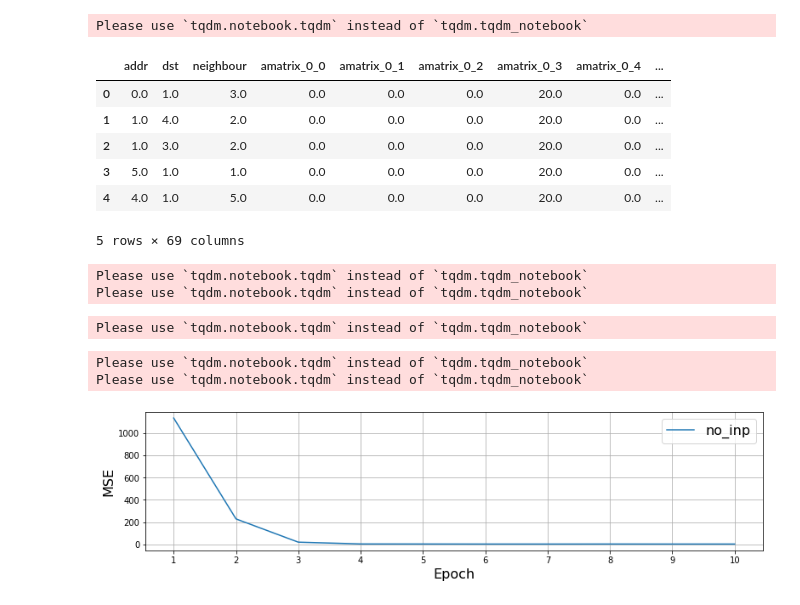
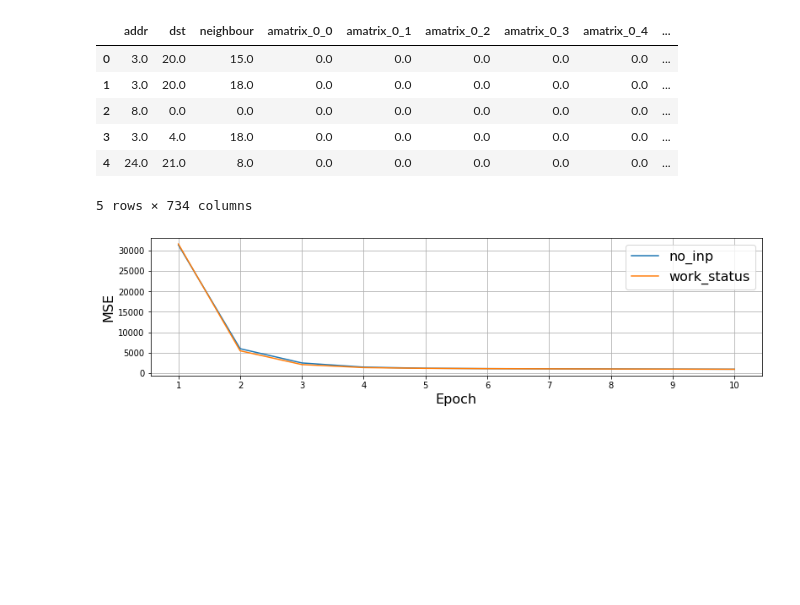
Before and after one commit to flyingleafe/dqnroute, a Jupyter notebook: notebooks/igor_dqn_pretrain.ipynb, the cells around one changed output. Saved outputs shown, nothing was run; the diff lists cells and outputs as text; code cells hidden in the pictures; blank space fills up the shorter version.

Commit message:
A better graph with cycles.

```diff
--- a/notebooks/igor_dqn_pretrain.ipynb
+++ b/notebooks/igor_dqn_pretrain.ipynb
@@ -37,7 +37,7 @@ def train_in_simulation(run_params, router_type, pkg_num,
     all_br_num = sum([breaks_num*cb for cb in range(1, max_breaks+1)])
     approx_total_time = period_len + (period_len + max_pause) * all_br_num
 
-    with tqdm_notebook(total=approx_total_time) as bar:
+    with tqdm(total=approx_total_time) as bar:
         queue = DummyProgressbarQueue(bar)
         brain, loss_df, launch_df = run_training(
             NetworkRunner, run_params=run_params,
@@ -47,7 +47,7 @@ def train_in_simulation(run_params, router_type, pkg_num,
     return brain, loss_df, launch_df
 
 def gen_episodes_progress(num_episodes, **kwargs):
-    with tqdm_notebook(total=num_episodes) as bar:
+    with tqdm(total=num_episodes) as bar:
         df = gen_episodes(bar=bar, num_episodes=num_episodes, **kwargs)
     return df
 # %%
@@ -185,10 +185,10 @@ def qnetwork_pretrain(net, data, optimizer='rmsprop', epochs=1,
     optimizer = get_optimizer(optimizer)(net.parameters())
     epochs_losses = []
 
-    for i in tqdm_notebook(range(epochs)):
+    for i in tqdm(range(epochs)):
         sum_loss = 0
         loss_cnt = 0
-        for loss in tqdm_notebook(qnetwork_pretrain_epoch(net, optimizer, data, **kwargs),
+        for loss in tqdm(qnetwork_pretrain_epoch(net, optimizer, data, **kwargs),
                                   desc='epoch {}'.format(i)):
             sum_loss += loss
             loss_cnt += 1
@@ -234,26 +234,26 @@ def plot_losses(losses_dict, from_epoch=0, num_epochs=None, xlim=None, ylim=None
     if save_path is not None:
         fig.savefig('../img/' + save_path, bbox_inches='tight')
 # %%
-#scenario, emd_dim, graph_size = '../launches/conveyor_energy_test.yaml', 10, 20
-scenario, emb_dim, graph_size = '../launches/conveyor_cyclic_energy_test.yaml', 5, 8
+#scenario, emd_dim, graph_size = '../launches/igor/acyclic_conveyor_energy_test.yaml', 10, 20
+#scenario, emb_dim, graph_size = '../launches/igor/conveyor_cyclic_energy_test.yaml', 5, 8
+#scenario, emb_dim, graph_size = '../launches/igor/conveyor_cyclic2_energy_test.yaml', 6, 16
+scenario, emb_dim, graph_size = '../launches/igor/tarau2010.yaml', 8, 27
 # %%
 data_conv = gen_episodes_progress(ignore_saved=True,
     context='conveyors', num_episodes=10000, random_seed=42,
     run_params=scenario,
     save_path='../logs/data_conveyor1_oneinp_new.csv')
-# %% [output]
-Please use `tqdm.notebook.tqdm` instead of `tqdm.tqdm_notebook`
 # %%
 data_conv.loc[:, 'working'] = 1.0
 data_conv.head()
 # %% [output]
 |  | addr | dst | neighbour | amatrix_0_0 | amatrix_0_1 | amatrix_0_2 | amatrix_0_3 | amatrix_0_4 | ... |
-| 0 | 0.0 | 1.0 | 3.0 | 0.0 | 0.0 | 0.0 | 20.0 | 0.0 | ... |
-| 1 | 1.0 | 4.0 | 2.0 | 0.0 | 0.0 | 0.0 | 20.0 | 0.0 | ... |
-| 2 | 1.0 | 3.0 | 2.0 | 0.0 | 0.0 | 0.0 | 20.0 | 0.0 | ... |
-| 3 | 5.0 | 1.0 | 1.0 | 0.0 | 0.0 | 0.0 | 20.0 | 0.0 | ... |
-| 4 | 4.0 | 1.0 | 5.0 | 0.0 | 0.0 | 0.0 | 20.0 | 0.0 | ... |
+| 0 | 3.0 | 20.0 | 15.0 | 0.0 | 0.0 | 0.0 | 0.0 | 0.0 | ... |
+| 1 | 3.0 | 20.0 | 18.0 | 0.0 | 0.0 | 0.0 | 0.0 | 0.0 | ... |
+| 2 | 8.0 | 0.0 | 0.0 | 0.0 | 0.0 | 0.0 | 0.0 | 0.0 | ... |
+| 3 | 3.0 | 4.0 | 18.0 | 0.0 | 0.0 | 0.0 | 0.0 | 0.0 | ... |
+| 4 | 24.0 | 21.0 | 8.0 | 0.0 | 0.0 | 0.0 | 0.0 | 0.0 | ... |
-5 rows × 69 columns
+5 rows × 734 columns
 # %%
 conv_emb = CachedEmbedding(LaplacianEigenmap, dim=emb_dim)
 # %%
@@ -265,22 +265,13 @@ conveyor_network_ng_emb_ws = QNetwork(graph_size, scope='conveyor_test_ng', acti
 # %%
 conveyor_network_ng_emb_losses = qnetwork_pretrain(conveyor_network_ng_emb, shuffle(data_conv), epochs=10,
                                                    embedding=conv_emb)
-# %% [output]
-Please use `tqdm.notebook.tqdm` instead of `tqdm.tqdm_notebook`
-Please use `tqdm.notebook.tqdm` instead of `tqdm.tqdm_notebook`
-Please use `tqdm.notebook.tqdm` instead of `tqdm.tqdm_notebook`
 # %%
 conveyor_network_ng_emb_ws_losses = qnetwork_pretrain(conveyor_network_ng_emb_ws, shuffle(data_conv), epochs=20,
                                                       embedding=conv_emb)
-# %% [output]
-Please use `tqdm.notebook.tqdm` instead of `tqdm.tqdm_notebook`
-Please use `tqdm.notebook.tqdm` instead of `tqdm.tqdm_notebook`
 # %%
 plot_losses({
     'no_inp': conveyor_network_ng_emb_losses,
-    #'work_status': conveyor_network_ng_emb_ws_losses,
-    #'amatrix': conveyor_network_ng_amatrix_losses,
-    #'amatrix_work_status': conveyor_network_ng_full_losses,
+    'work_status': conveyor_network_ng_emb_ws_losses,
 })
 # %% [output]
-[figure, old version]
+[figure, new version]
```
Also changed, not shown: parts of 2 cells of this notebook, 6 other files.
